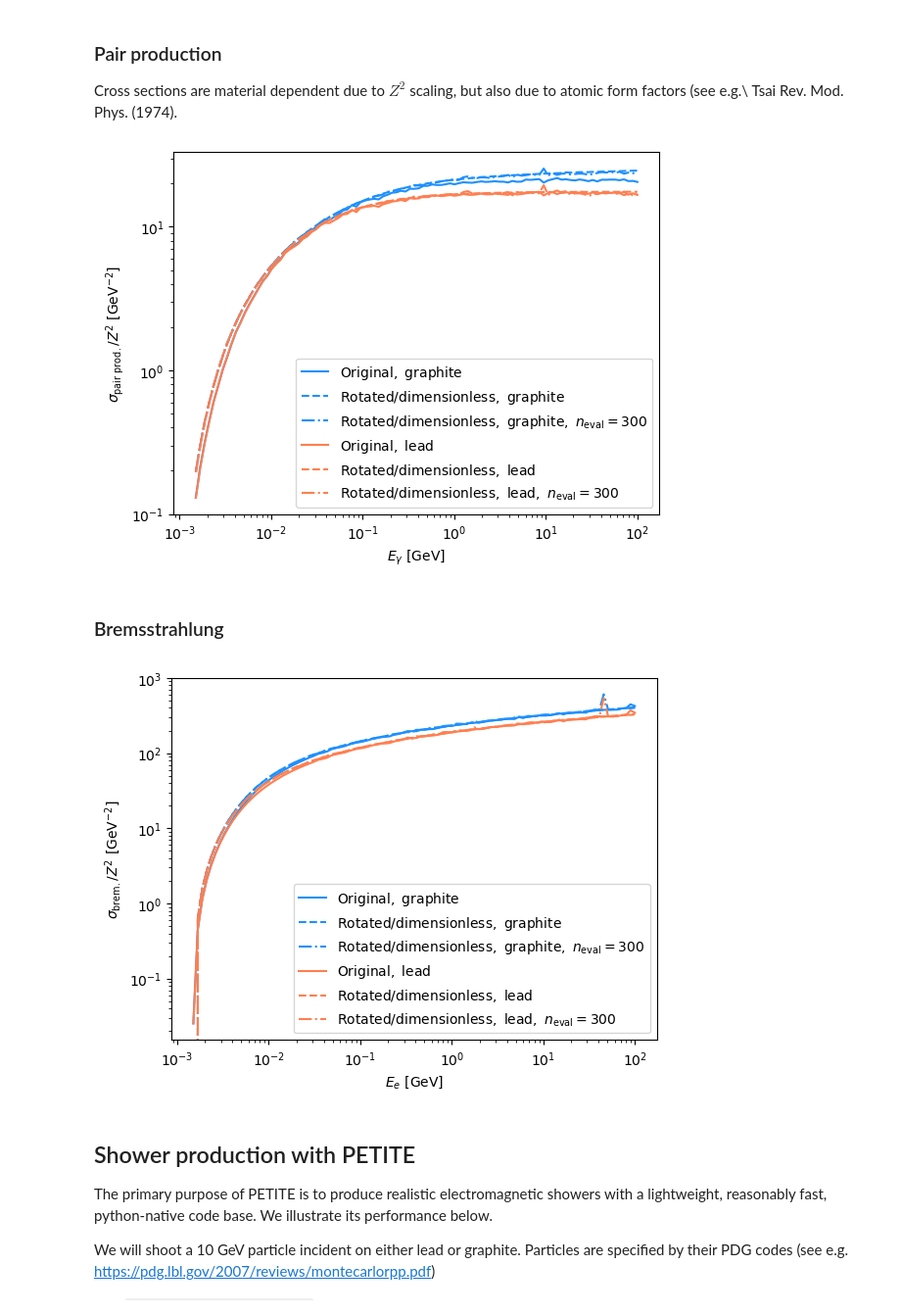
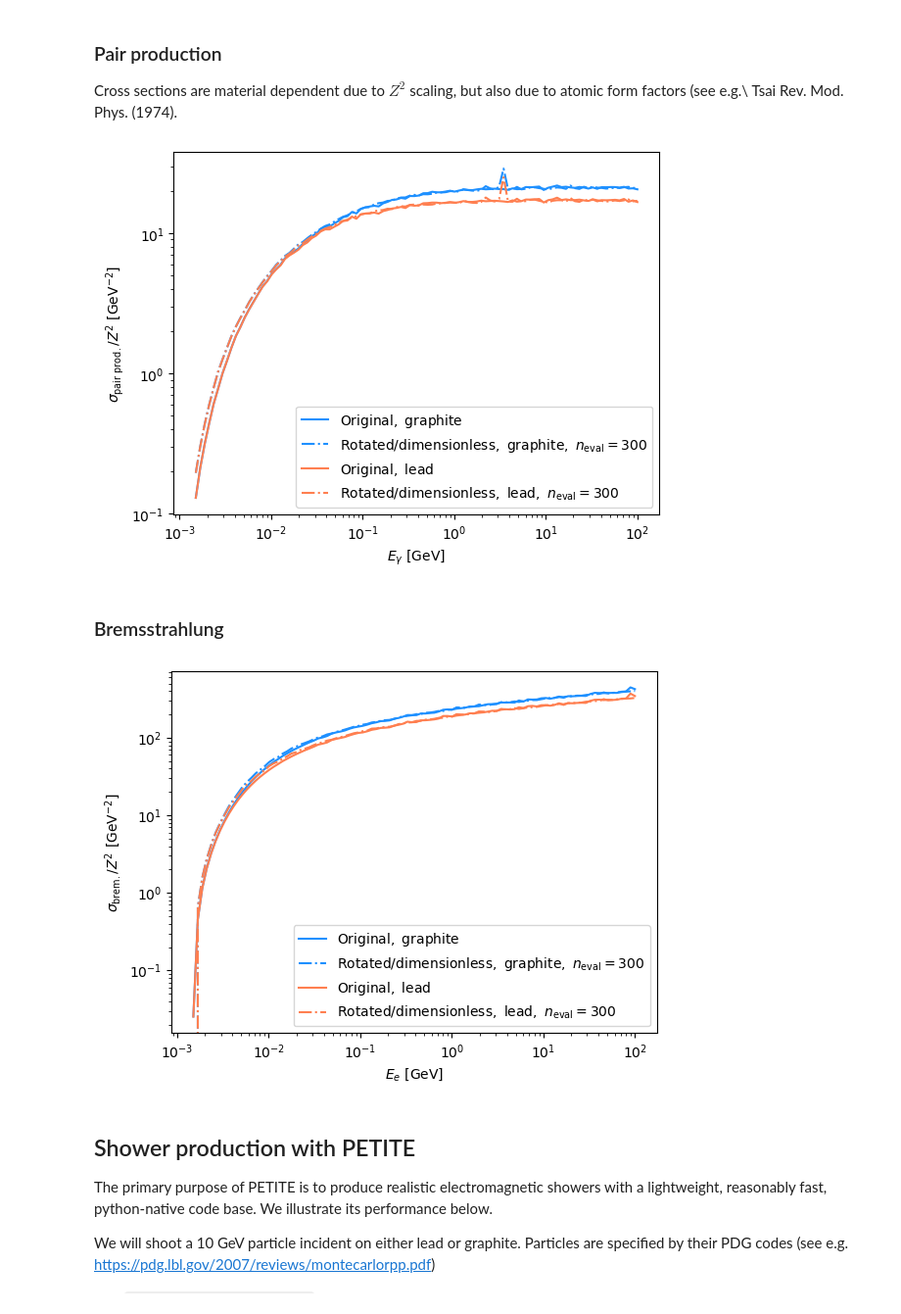
Before and after one commit to kjkellyphys/PETITE, a Jupyter notebook: examples/PETITEShower_v3.ipynb, the cells around one changed output. Shown at 98% size. Cells and saved outputs as stored; diff of their text form; code cells hidden in the pictures; some formulas as TeX source.

```diff
--- a/examples/PETITEShower_v3.ipynb
+++ b/examples/PETITEShower_v3.ipynb
@@ -194,18 +195,18 @@ PETITE uses small angle variables (see e.g. sections 92-94 of Landau and Lifshit
 We illustrate the difference in performance, and benchmark total cross sections computed using the VEGAS integrators below.
 # %%
 dicts_old = pk.load(open(PETITE_home_dir+dictionary_dir+"Feb13_xSec_Dicts.pkl", "rb"))
-dicts_new = pk.load(open(PETITE_home_dir+dictionary_dir+"Mar24_xSec_Dicts.pkl", "rb"))
-dicts_new_neval = pk.load(open(PETITE_home_dir+dictionary_dir+"Mar24_xSec_Dicts_neval.pkl", "rb"))
+#dicts_new = pk.load(open(PETITE_home_dir+dictionary_dir+"Mar24_xSec_Dicts.pkl", "rb"))
+dicts_new_neval = pk.load(open(PETITE_home_dir+dictionary_dir+"xSec_Dicts.pkl", "rb"))
 # %% [markdown]
 ### Pair production
 
 Cross sections are material dependent due to $Z^2$ scaling, but also due to atomic form factors (see e.g.\ Tsai Rev. Mod. Phys. (1974).
 # %%
 plt.plot(np.transpose(dicts_old['PairProd']['graphite'])[0], np.transpose(dicts_old['PairProd']['graphite'])[1]/6**2, color='dodgerblue', ls='-', label=r"$\mathrm{Original,\ graphite}$")
-plt.plot(np.transpose(dicts_new['PairProd']['graphite'])[0], np.transpose(dicts_new['PairProd']['graphite'])[1]/6**2, color='dodgerblue', ls='--', label=r"$\mathrm{Rotated/dimensionless,\ graphite}$")
+#plt.plot(np.transpose(dicts_new['PairProd']['graphite'])[0], np.transpose(dicts_new['PairProd']['graphite'])[1]/6**2, color='dodgerblue', ls='--', label=r"$\mathrm{Rotated/dimensionless,\ graphite}$")
 plt.plot(np.transpose(dicts_new_neval['PairProd']['graphite'])[0], np.transpose(dicts_new_neval['PairProd']['graphite'])[1]/6**2, color='dodgerblue', ls='-.', label=r"$\mathrm{Rotated/dimensionless,\ graphite,\ }n_{\rm eval}=300$")
 plt.plot(np.transpose(dicts_old['PairProd']['lead'])[0], np.transpose(dicts_old['PairProd']['lead'])[1]/82**2, color='coral', ls='-', label=r"$\mathrm{Original,\ lead}$")
-plt.plot(np.transpose(dicts_new['PairProd']['lead'])[0], np.transpose(dicts_new['PairProd']['lead'])[1]/82**2, color='coral', ls='--', label=r"$\mathrm{Rotated/dimensionless,\ lead}$")
+#plt.plot(np.transpose(dicts_new['PairProd']['lead'])[0], np.transpose(dicts_new['PairProd']['lead'])[1]/82**2, color='coral', ls='--', label=r"$\mathrm{Rotated/dimensionless,\ lead}$")
 plt.plot(np.transpose(dicts_new_neval['PairProd']['lead'])[0], np.transpose(dicts_new_neval['PairProd']['lead'])[1]/82**2, color='coral', ls='-.', label=r"$\mathrm{Rotated/dimensionless,\ lead,\ }n_{\rm eval}=300$")
 
 plt.legend(loc='best')
@@ -216,26 +217,26 @@ plt.gca().set_ylabel(r"$\sigma_{\rm pair\ prod.}/Z^2\ [\mathrm{GeV^{-2}}]$")
 plt.gca().set_xscale('log')
 plt.gca().set_yscale('log')
 # %% [output]
-[figure, old version]
+[figure, new version]
 # %% [markdown]
 ### Bremsstrahlung
 # %%
 plt.plot(np.transpose(dicts_old['Brem']['graphite'])[0], np.transpose(dicts_old['Brem']['graphite'])[1]/6**2, color='dodgerblue', ls='-', label=r"$\mathrm{Original,\ graphite}$")
-plt.plot(np.transpose(dicts_new['Brem']['graphite'])[0], np.transpose(dicts_new['Brem']['graphite'])[1]/6**2, color='dodgerblue', ls='--', label=r"$\mathrm{Rotated/dimensionless,\ graphite}$")
+#plt.plot(np.transpose(dicts_new['Brem']['graphite'])[0], np.transpose(dicts_new['Brem']['graphite'])[1]/6**2, color='dodgerblue', ls='--', label=r"$\mathrm{Rotated/dimensionless,\ graphite}$")
 plt.plot(np.transpose(dicts_new_neval['Brem']['graphite'])[0], np.transpose(dicts_new_neval['Brem']['graphite'])[1]/6**2, color='dodgerblue', ls='-.', label=r"$\mathrm{Rotated/dimensionless,\ graphite,\ }n_{\rm eval}=300$")
 plt.plot(np.transpose(dicts_old['Brem']['lead'])[0], np.transpose(dicts_old['Brem']['lead'])[1]/82**2, color='coral', ls='-', label=r"$\mathrm{Original,\ lead}$")
-plt.plot(np.transpose(dicts_new['Brem']['lead'])[0], np.transpose(dicts_new['Brem']['lead'])[1]/82**2, color='coral', ls='--', label=r"$\mathrm{Rotated/dimensionless,\ lead}$")
+#plt.plot(np.transpose(dicts_new['Brem']['lead'])[0], np.transpose(dicts_new['Brem']['lead'])[1]/82**2, color='coral', ls='--', label=r"$\mathrm{Rotated/dimensionless,\ lead}$")
 plt.plot(np.transpose(dicts_new_neval['Brem']['lead'])[0], np.transpose(dicts_new_neval['Brem']['lead'])[1]/82**2, color='coral', ls='-.', label=r"$\mathrm{Rotated/dimensionless,\ lead,\ }n_{\rm eval}=300$")
 
 plt.legend(loc='best')
 
 plt.gca().set_xlabel(r"$E_{e}\ [\mathrm{GeV}]$")
 plt.gca().set_ylabel(r"$\sigma_{\rm brem.}/Z^2\ [\mathrm{GeV^{-2}}]$")
 
 plt.gca().set_xscale('log')
 plt.gca().set_yscale('log')
 # %% [output]
-[figure, old version]
+[figure, new version]
 # %% [markdown]
 ## Shower production with PETITE
 
```
Also changed, not shown: parts of 15 cells of this notebook, 5 other files.
